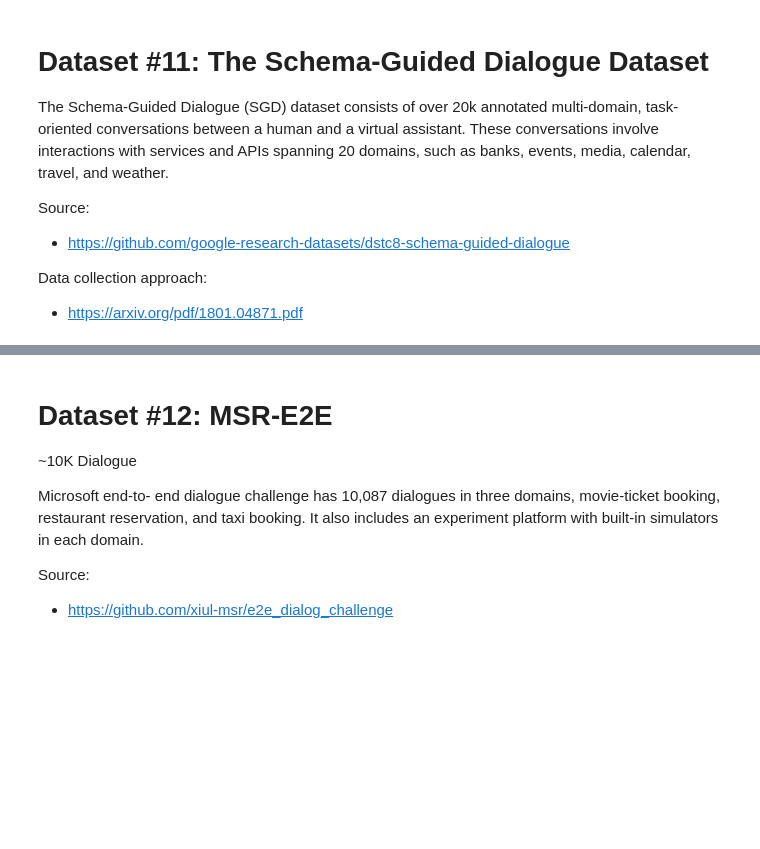
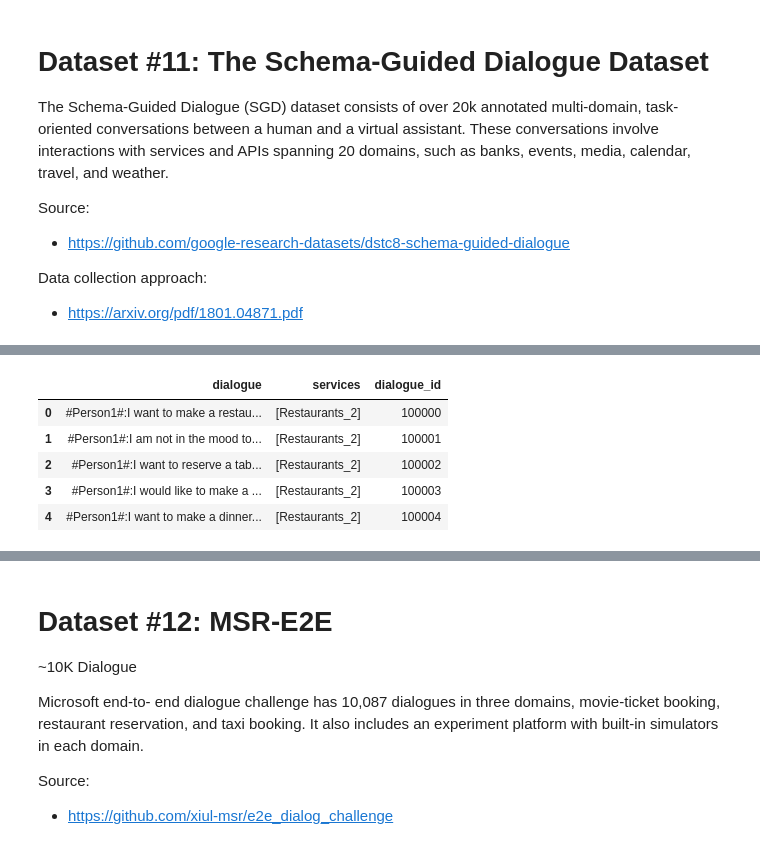
Before and after one commit to Mhmd-Hisham/Graduation-Project, a Jupyter notebook: DataEngineering/Notebooks/1- Downloading And Inspecting The Datasets.ipynb, the cells around one changed output, grey strips where cells are left out. Drawn from its saved outputs; the diff is of its cells as text; code cells hidden in the pictures; blank space fills up the shorter version.

Commit message:
cleaned Schema-Guided Dialogue

```diff
--- a/DataEngineering/Notebooks/1- Downloading And Inspecting The Datasets.ipynb
+++ b/DataEngineering/Notebooks/1- Downloading And Inspecting The Datasets.ipynb
@@ -1364,30 +1362,80 @@ Data collection approach:
 # %%
-dev_urls = ['https://github.com/google-research-datasets/dstc8-schema-guided-dialogue/raw/master/dev/dialogues_001.json']
-for i in range(2, 21):
-    dev_urls.append(dev_urls[0].replace("001", f"{i:03}"))
+def get_SchemaGuidedDialogue(dest: str, order: int=11) -> tuple[pd.DataFrame,  dict]:
 
-test_urls = ['https://github.com/google-research-datasets/dstc8-schema-guided-dialogue/raw/master/test/dialogues_001.json']
-for i in range(2, 35):
-    test_urls.append(test_urls[0].replace("001", f"{i:03}"))
+    def download(dest: str) -> list[str]:
+        dest = os.path.join(dest, 'raw')
+        os.makedirs(dest, exist_ok=True)
 
-train_urls =['https://github.com/google-research-datasets/dstc8-schema-guided-dialogue/raw/master/train/dialogues_001.json']
-for i in range(2, 128):
-    train_urls.append(train_urls[0].replace("001", f"{i:03}"))
+        dev_urls = ['https://github.com/google-research-datasets/dstc8-schema-guided-dialogue/raw/master/dev/dialogues_001.json']
+        for i in range(2, 21):
+            dev_urls.append(dev_urls[0].replace("001", f"{i:03}"))
 
-dest11 = "Datasets/dataset11"
-dest11_dev = "Datasets/dataset11/dev"
-dest11_test = "Datasets/dataset11/test"
-dest11_train = "Datasets/dataset11/train"
+        test_urls = ['https://github.com/google-research-datasets/dstc8-schema-guided-dialogue/raw/master/test/dialogues_001.json']
+        for i in range(2, 35):
+            test_urls.append(test_urls[0].replace("001", f"{i:03}"))
 
-# download the files
-dev_files = helperFunctions.download_from_list(dev_urls, dest11_dev, override=False)
-files = list(map(lambda f: os.path.join(dest11_dev, f), dev_files))
+        train_urls =['https://github.com/google-research-datasets/dstc8-schema-guided-dialogue/raw/master/train/dialogues_001.json']
+        for i in range(2, 128):
+            train_urls.append(train_urls[0].replace("001", f"{i:03}"))
 
-test_files = helperFunctions.download_from_list(test_urls, dest11_test, override=False)
-files += list(map(lambda f: os.path.join(dest11_test, f), test_files))
+        dest_dev = os.path.join(dest, "dev")
+        dest_test = os.path.join(dest, "test")
+        dest_train = os.path.join(dest, "train")
 
-train_files = helperFunctions.download_from_list(train_urls, dest11_train, override=False)
-files += list(map(lambda f: os.path.join(dest11_train, f), train_files))
+        # download the files
+        dev_files = helperFunctions.download_from_list(dev_urls, dest_dev, override=False)
+        files = list(map(lambda f: os.path.join(dest_dev, f), dev_files))
+
+        test_files = helperFunctions.download_from_list(test_urls, dest_test, override=False)
+        files += list(map(lambda f: os.path.join(dest_test, f), test_files))
+
+        train_files = helperFunctions.download_from_list(train_urls, dest_train, override=False)
+        files += list(map(lambda f: os.path.join(dest_train, f), train_files))
+
+        return files
+
+    def preprocess(files: list[str]) -> pd.DataFrame:
+        # load the json files into a single dataframe
+        df = functools.reduce(lambda x, y: pd.concat([x, y]), (map(pd.read_json, files)))
+
+        # reorder the columns
+        df = df[['turns', 'services', 'dialogue_id']]
+        df = df.rename(columns={"turns": "dialogue"})
+
+        df['dialogue'] = df['dialogue'].apply(dialogueUtils.parse_dialogue, args=('utterance',))
+
+        df = df[df['dialogue'].notna()].reset_index(drop=True)
+        df.index = np.arange(0, df.shape[0])
+
+        return df
+
+    def save(df: pd.DataFrame, dest: str) -> dict:
+        dest = os.path.join(dest, 'preprocessed')
+        os.makedirs(dest, exist_ok=True)
+
+        df.to_csv(os.path.join(dest, f"df{order}.csv"), index=False)
+
+        info_dict = {
+            "name":"Schema-Guided Dialogue",
+            "source":"https://github.com/google-research-datasets/dstc8-schema-guided-dialogue",
+            "order": order
+        }
+
+        helperFunctions.save_as_json(info_dict, f"info{order}.json", dest)
+
+        return info_dict
+
+    dataset_files = download(dest)
+    df = preprocess(dataset_files)
+    info_dict = save(df, dest)
+
+    return df, info_dict
+
+dest11 = "DataEngineering/Datasets/dataset10"
+df11, info_dict11 = get_SchemaGuidedDialogue(dest11)
+
+print("Dataset Shape:", df11.shape)
+df11.head(n=5)
 # %% [output]
 File 'dialogues_001.json' exists! Enable override to override it.
 File 'dialogues_002.json' exists! Enable override to override it.
@@ -1408,0 +1457,6 @@ File 'dialogues_127.json' exists! Enable override to override it.
+|  | dialogue | services | dialogue_id |
+| 0 | #Person1#:I want to make a restau... | [Restaurants_2] | 100000 |
+| 1 | #Person1#:I am not in the mood to... | [Restaurants_2] | 100001 |
+| 2 | #Person1#:I want to reserve a tab... | [Restaurants_2] | 100002 |
+| 3 | #Person1#:I would like to make a ... | [Restaurants_2] | 100003 |
+| 4 | #Person1#:I want to make a dinner... | [Restaurants_2] | 100004 |
```
Also changed, not shown: parts of 5 cells of this notebook.
